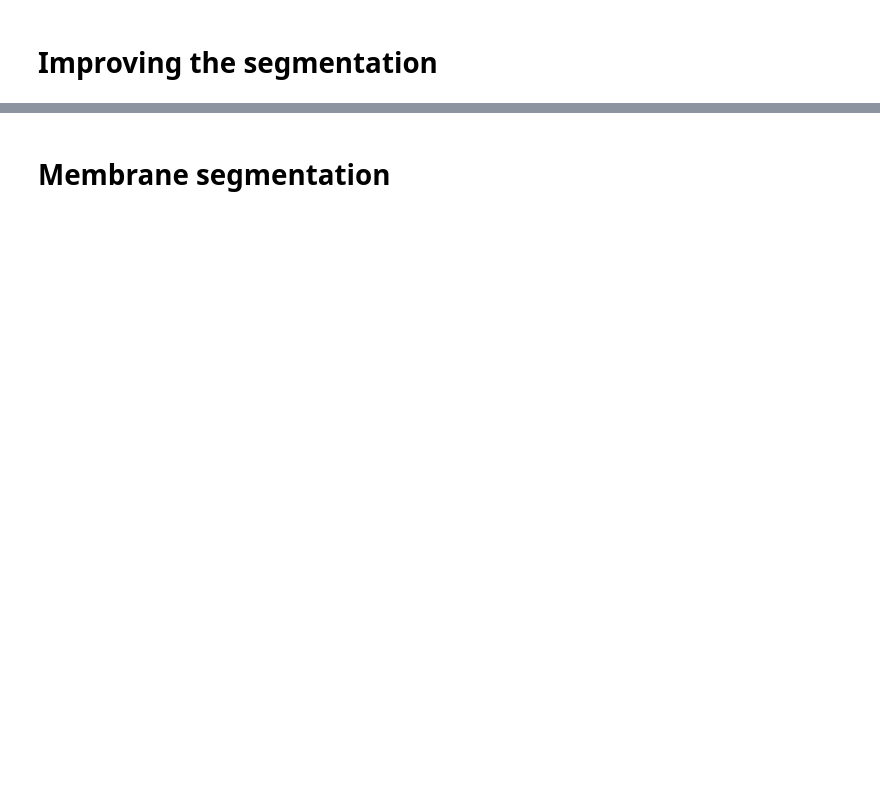
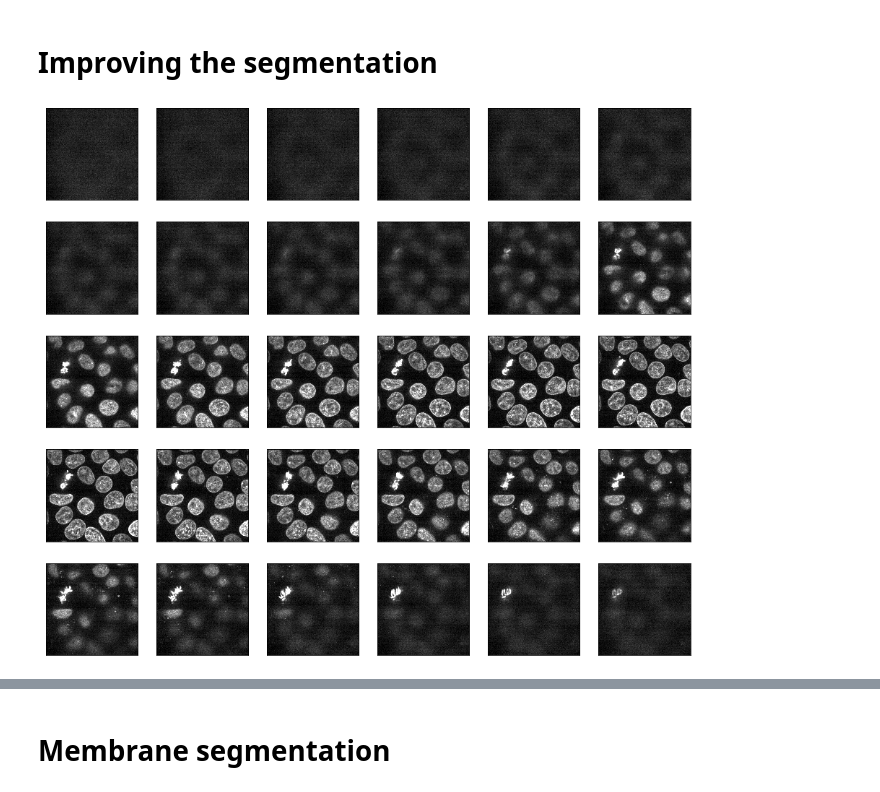
Before and after one commit to scikit-image/skimage-tutorials, a Jupyter notebook: lectures/solutions/three_dimensional_image_processing.ipynb, the cells around one changed output, grey strips where cells are left out. Drawn from its saved outputs; the diff is of its cells as text; code cells hidden in the pictures; blank space fills up the shorter version.

```diff
--- a/lectures/solutions/three_dimensional_image_processing.ipynb
+++ b/lectures/solutions/three_dimensional_image_processing.ipynb
@@ -37,13 +37,15 @@ spacing = tuple(np.divide(rescaled_spacing, rescaled_spacing[1]))
 # %%
 vmin, vmax = stats.scoreatpercentile(data, (0.5, 99.5))
 
 rescaled = exposure.rescale_intensity(
     data,
     in_range=(vmin, vmax),
-    out_range=np.float32
-).astype(np.float32)
+    out_range=np.double
+)
 
 display(rescaled)
+# %% [output]
+[figure, added]
 # %%
 denoised = np.empty_like(rescaled)
 
```
Also changed, not shown: parts of 9 cells of this notebook, 1 other file.
